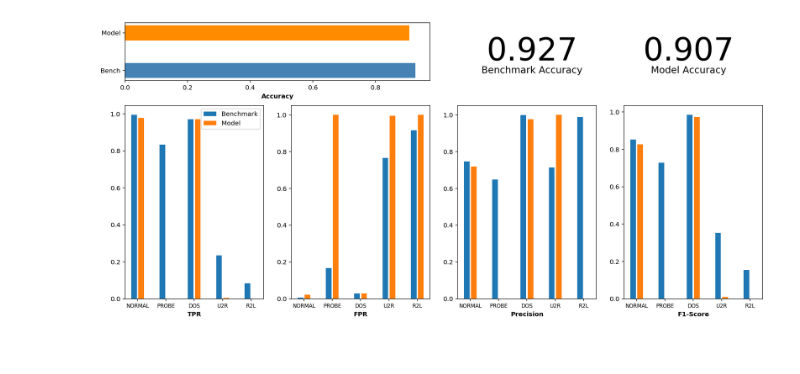
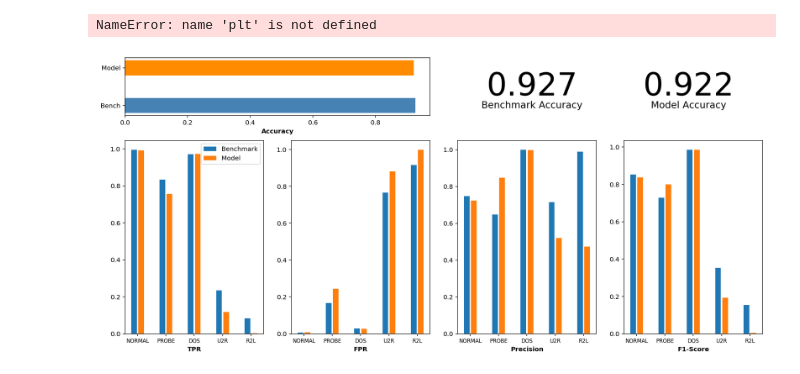
Before and after one commit to 386er/capstone, a Jupyter notebook: basic_nn.ipynb, the cells around one changed output. Drawn from its saved outputs; the diff is of its cells as text; code cells hidden in the pictures.

```diff
--- a/basic_nn.ipynb
+++ b/basic_nn.ipynb
@@ -32,9 +32,9 @@ n_classes = 5 # KDD99 labels (5 types of connection)
 st_dev = 0.2
 n_hidden_1 = 128
 n_hidden_2 = 128
-learning_rate = 0.001
+learning_rate = 0.01
 
-training_iters = 500000
+training_iters = 5000000
 batch_size = 256
 display_step = 50
 display_testing_step = 200
@@ -84,7 +84,7 @@ accuracy = tf.reduce_mean(tf.cast(correct_pred, tf.float32))
 
 
 init = tf.global_variables_initializer()
-
+losses = {'train':[], 'validation':[]}
 # Launch the graph
 with tf.Session() as sess:
     sess.run(init)
@@ -96,24 +96,35 @@ with tf.Session() as sess:
         #print offset
         batch_x = x_train[offset:(offset + batch_size), :]
         batch_y = y_train[offset:(offset + batch_size), :]
+        valid_x = x_train[:]
+        valid_y = y_train[:]
 
         # Run optimization op (backprop)
         sess.run(optimizer, feed_dict={x: batch_x, y: batch_y})
         if step % display_step == 0:
             # Calculate batch accuracy
+            #acc = sess.run(accuracy, feed_dict={x: batch_x, y: batch_y})
             acc = sess.run(accuracy, feed_dict={x: batch_x, y: batch_y})
+
             # Calculate batch loss
-            loss = sess.run(cost, feed_dict={x: batch_x, y: batch_y})
+            loss_train = sess.run(cost, feed_dict={x: batch_x, y: batch_y})
             print("Iter " + str(step*batch_size) + ", Minibatch Loss= " + \
-                  "{:.6f}".format(loss) + ", Training Accuracy= " + \
+                  "{:.6f}".format(loss_train) + ", Training Accuracy= " + \
                   "{:.5f}".format(acc))
+
+            #loss_valid = sess.run(cost, feed_dict={x:x_test , y: y_test})
+
+            losses['train'].append(loss_train)
+            #losses['validation'].append(loss_valid)
+
+
         step += 1
 
         if step % display_testing_step == 0:
 
             test_len = 20000
-            test_data = x_test[:]
-            test_label = y_test[:]
+            test_data = x_test[:test_len]
+            test_label = y_test[:test_len]
             print("Validation Accuracy:", sess.run(accuracy, feed_dict={x: test_data, y: test_label}))
 
 
@@ -121,6 +132,6 @@ with tf.Session() as sess:
 
 
     y_pred = sess.run(tf.argmax(pred, 1), feed_dict={x:x_test})
-    y_true = np.argmax(test_label,1)
+    y_true = np.argmax(y_test,1)
     conf_matrix = met.confusion_matrix(y_true, y_pred)
 # %% [output]
@@ -143,7 +154,15 @@ Iter 499200, Minibatch Loss= 0.033553, Training Accuracy= 0.99609
 Optimization Finished!
+# %%
+plt.plot(losses['train'], label='Training loss')
+#plt.plot(losses['validation'], label='Validation loss')
+plt.legend()
+_ = plt.ylim()
+plt.show()
+# %% [output]
+NameError: name 'plt' is not defined
 # %%
 conf_bench = hm.getBenchmarkResults()
-metrics = hm2.computePerformanceMetrics(conf_bench, conf_matrix)
+metrics = hm.computePerformanceMetrics(conf_bench, conf_matrix)
 hm.plotMetrics(metrics)
 # %% [output]
-[figure, old version]
+[figure, new version]
```
Also changed, not shown: parts of 1 cell of this notebook, 8 other files.
